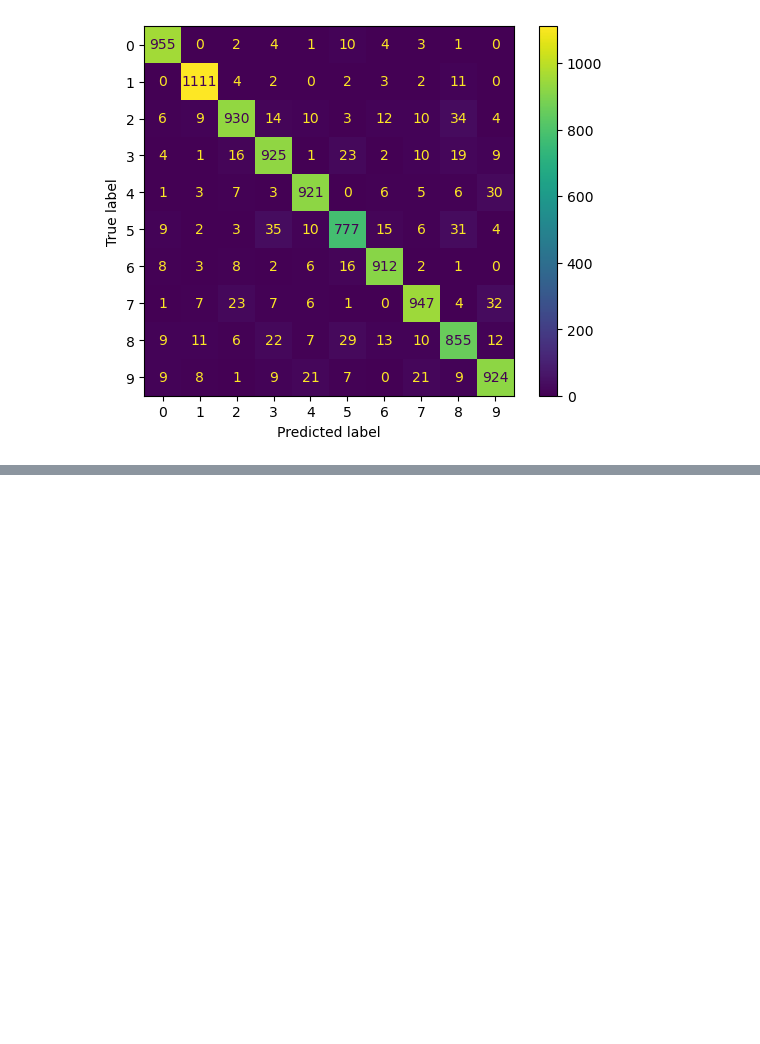
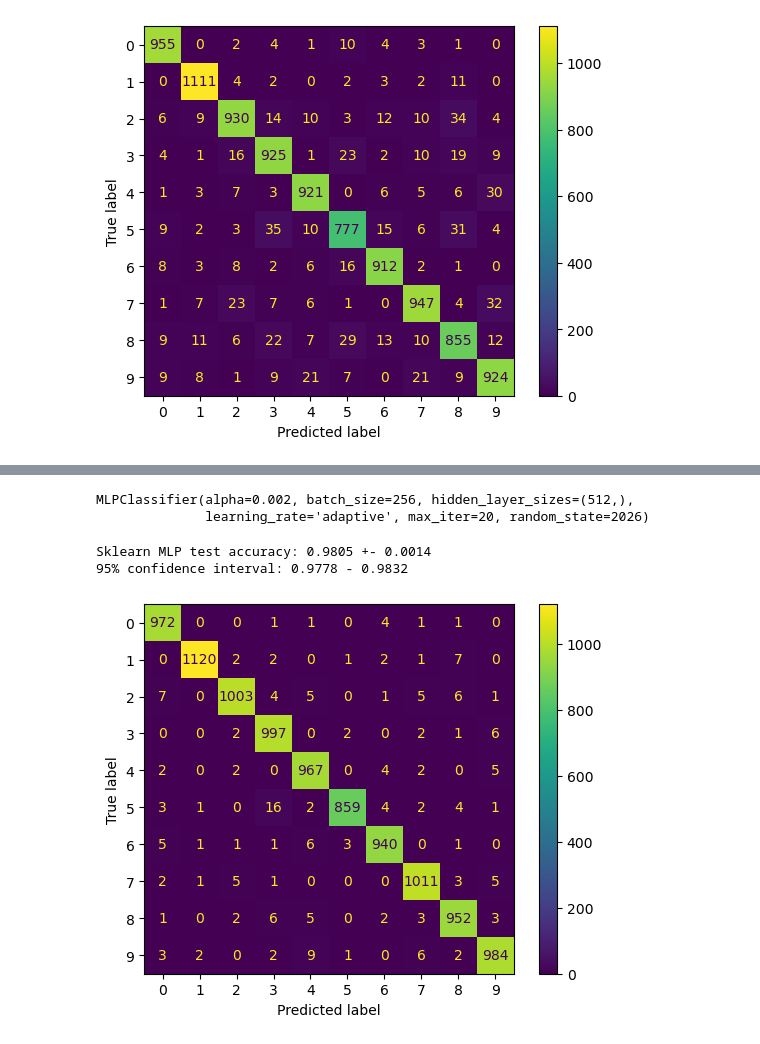
Before and after one commit to kajassandnes/FYS-STK3155, a Jupyter notebook: Project2/part_e.ipynb, the cells around one changed output, grey strips where cells are left out. Cells and saved outputs as stored; diff of their text form; code cells hidden in the pictures; blank space fills up the shorter version.

```diff
--- a/Project2/part_e.ipynb
+++ b/Project2/part_e.ipynb
@@ -217,0 +222,36 @@ plt.show()
+# %%
+mlp = MLPClassifier(
+    hidden_layer_sizes = (512,),
+    activation = "relu",
+    solver = "adam",
+    alpha = 0.002,
+    max_iter = 20,
+    batch_size = 256,
+    learning_rate = "adaptive",
+    learning_rate_init = 1e-3,
+    random_state = 2026
+)
+# %%
+mlp.fit(x_train, y_train)
+# %% [output]
+MLPClassifier(alpha=0.002, batch_size=256, hidden_layer_sizes=(512,),
+              learning_rate='adaptive', max_iter=20, random_state=2026)
+# %%
+y_tilde = mlp.predict(x_test)
+test_accuracy = accuracy_score(y_test, y_tilde)
+se = np.sqrt(test_accuracy * (1 - test_accuracy) / len(y_test))
+# %%
+print(f"Sklearn MLP test accuracy: {test_accuracy} +- {se:.2g}")
+print(f"95% confidence interval: {test_accuracy - (1.96 * se):.4g} - {test_accuracy + (1.96 * se):.4g}")
+# %% [output]
+Sklearn MLP test accuracy: 0.9805 +- 0.0014
+95% confidence interval: 0.9778 - 0.9832
+# %%
+cm = confusion_matrix(y_test, y_tilde)
+
+disp = ConfusionMatrixDisplay(confusion_matrix = cm)
+disp.plot(cmap = "viridis")
+
+plt.show()
+# %% [output]
+[figure, added]
```
Also changed, not shown: parts of 2 cells of this notebook.
